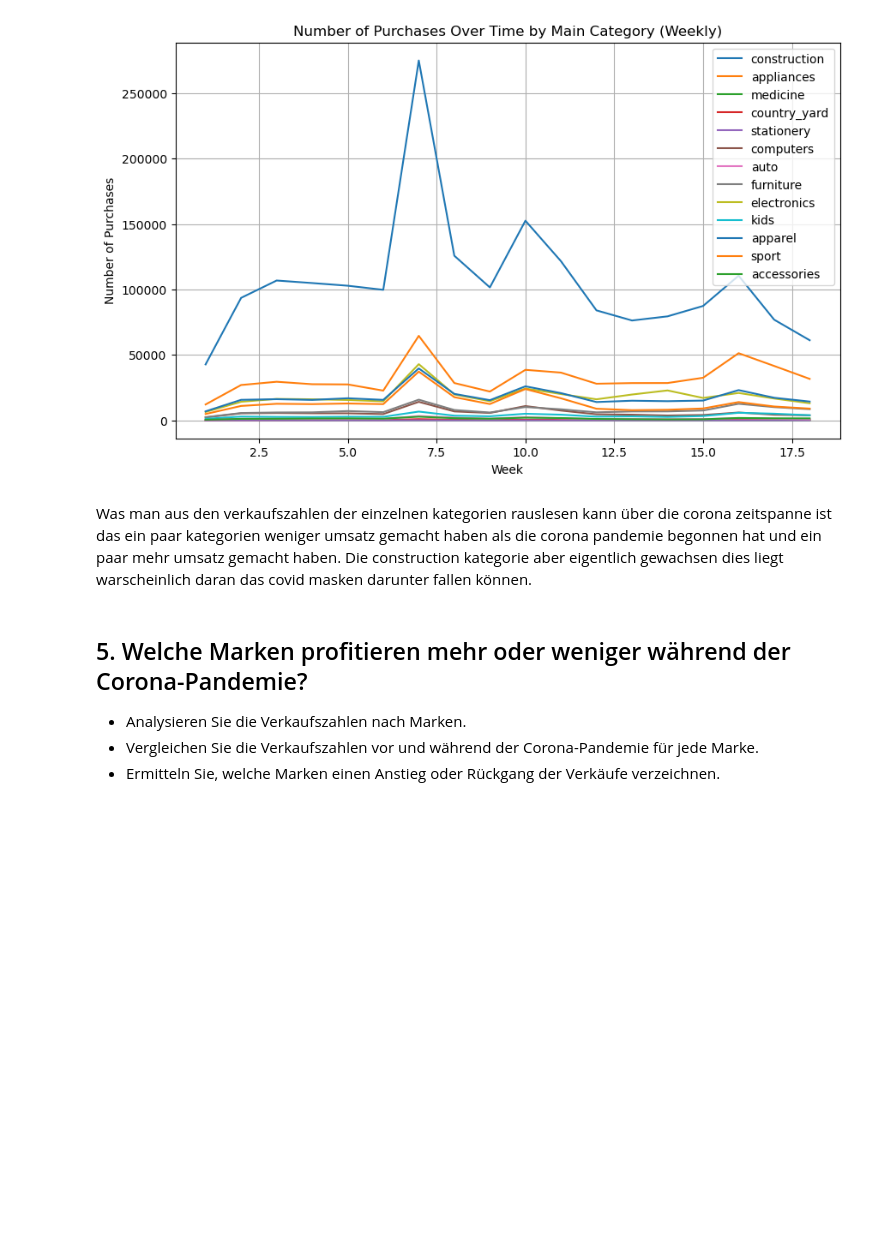
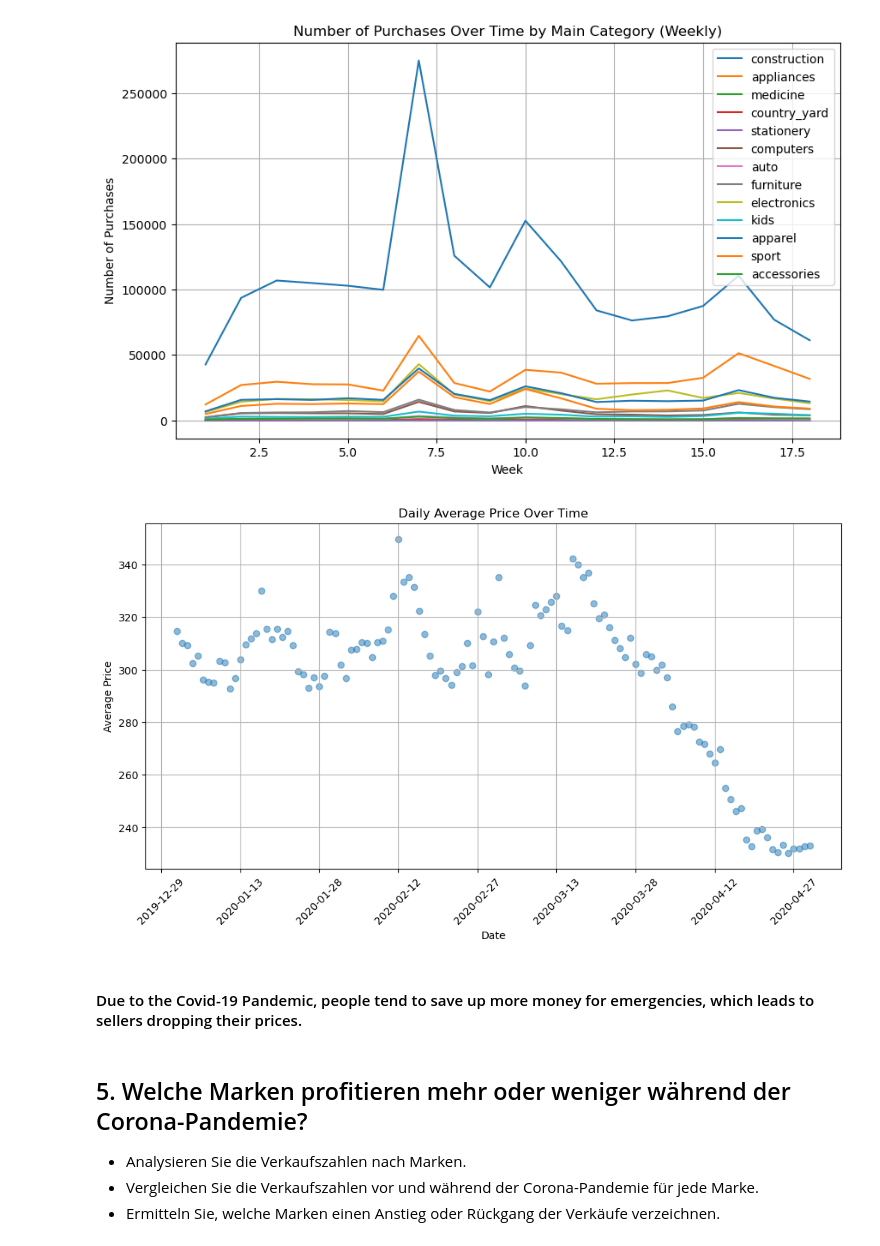
Before and after one commit to Vae2002/BigDataGroup5, a Jupyter notebook: data_analysis.ipynb, the cells around one changed output. Cells and saved outputs as stored; diff of their text form; code cells hidden in the pictures; blank space fills up the shorter version.

```diff
--- a/data_analysis.ipynb
+++ b/data_analysis.ipynb
@@ -966,10 +958,40 @@ plt.xticks(rotation=45)  # Rotate dates for better readability
 plt.show()
 # %% [output]
 [figure]
-# %% [markdown]
-Was man aus den verkaufszahlen der einzelnen kategorien rauslesen kann über die corona zeitspanne ist das ein paar kategorien weniger umsatz gemacht haben als die
-corona pandemie begonnen hat und ein paar mehr umsatz gemacht haben. Die construction kategorie aber eigentlich gewachsen dies liegt warscheinlich daran
-das covid masken darunter fallen können.
+# %%
+# Extract the date from event_time and group by date
+daily_avg_price = combined_df_clean \
+    .withColumn("date", to_date("event_time")) \
+    .groupBy("date") \
+    .agg(avg("price").alias("avg_price")) \
+    .orderBy("date")
+
+# Collect the data for plotting
+plot_data = daily_avg_price.collect()
+
+# Extracting dates and average prices
+dates = [row['date'] for row in plot_data]
+avg_prices = [row['avg_price'] for row in plot_data]
+
+# Plotting with Matplotlib
+plt.figure(figsize=(12, 6))
+plt.scatter(dates, avg_prices, alpha=0.5)
+
+plt.xlabel('Date')
+plt.ylabel('Average Price')
+plt.title('Daily Average Price Over Time')
+
+# Formatting the date to make it more readable
+plt.gca().xaxis.set_major_formatter(mdates.DateFormatter('%Y-%m-%d'))
+plt.gca().xaxis.set_major_locator(mdates.DayLocator(interval=15))  # Adjust interval as needed
+plt.xticks(rotation=45)
+
+plt.grid(True)
+plt.show()
+# %% [output]
+[figure, added]
+# %% [markdown]
+#### Due to the Covid-19 Pandemic, people tend to save up more money for emergencies, which leads to sellers dropping their prices.
 # %% [markdown]
 ## 5. Welche Marken profitieren mehr oder weniger während der Corona-Pandemie?
 - Analysieren Sie die Verkaufszahlen nach Marken.
```
Also changed, not shown: parts of 8 cells of this notebook.
